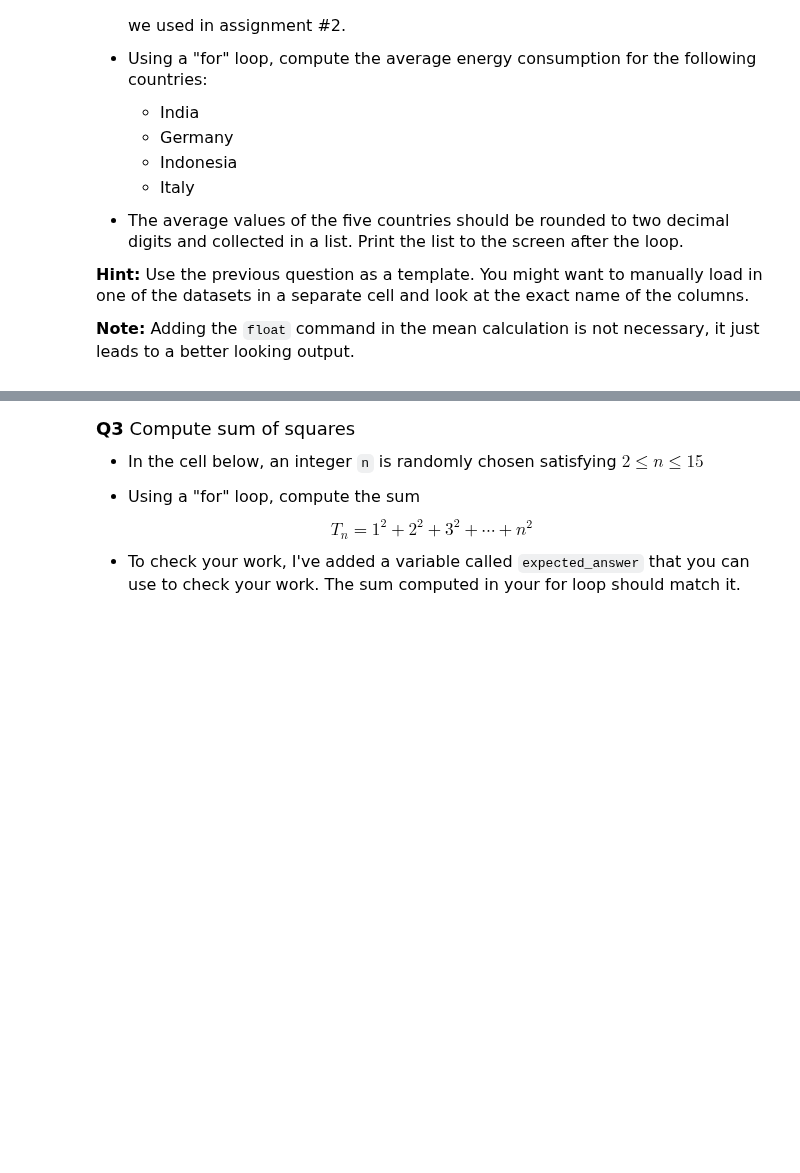
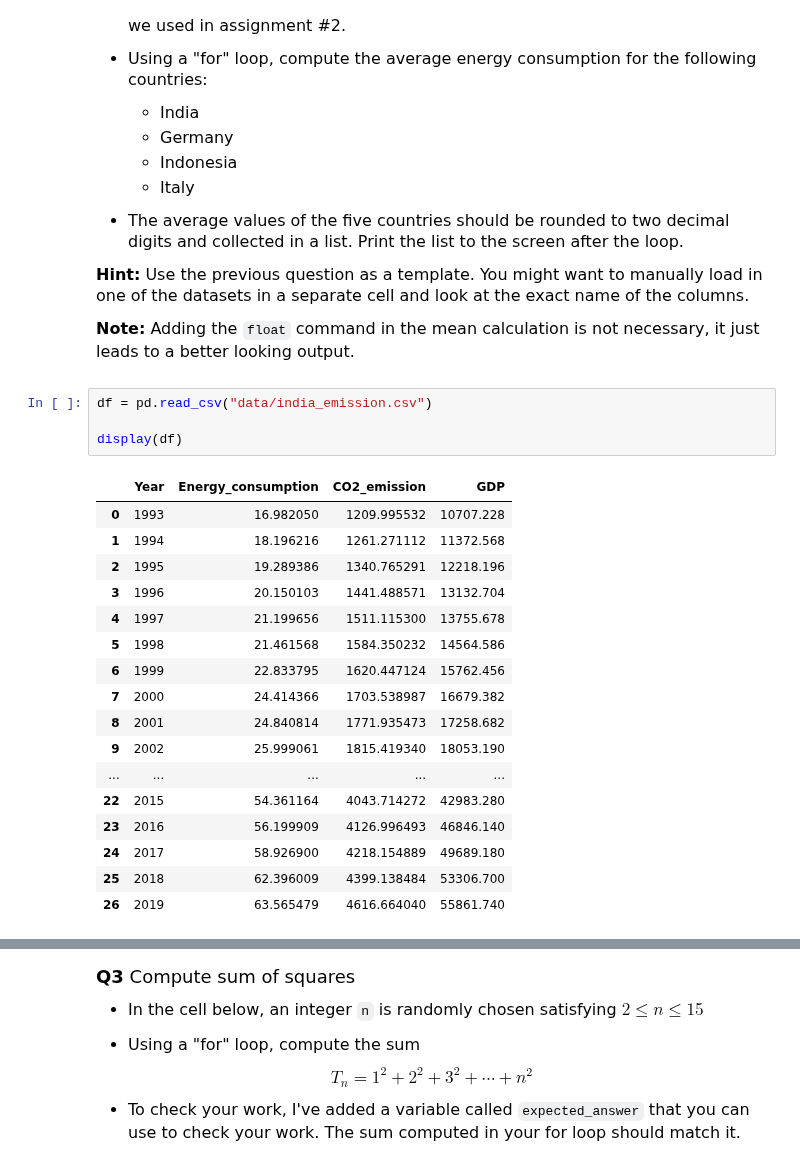
Before and after one commit to rzwaig/datasci151fall2026, a Jupyter notebook: _quizzes/practice_quiz_2/other_for_loop_exercises.ipynb, the cells around one changed output, grey strips where cells are left out. Drawn from its saved outputs; the diff is of its cells as text; blank space fills up the shorter version.

```diff
--- a/_quizzes/practice_quiz_2/other_for_loop_exercises.ipynb
+++ b/_quizzes/practice_quiz_2/other_for_loop_exercises.ipynb
@@ -92,5 +99,27 @@ print(list_emissions)
 
 
 **Note:** Adding the `float` command in the mean calculation is not necessary, it just leads to a better looking output.
+# %%
+df = pd.read_csv("data/india_emission.csv")
+
+display(df)
+# %% [output]
+|  | Year | Energy_consumption | CO2_emission | GDP |
+| 0 | 1993 | 16.982050 | 1209.995532 | 10707.228 |
+| 1 | 1994 | 18.196216 | 1261.271112 | 11372.568 |
+| 2 | 1995 | 19.289386 | 1340.765291 | 12218.196 |
+| 3 | 1996 | 20.150103 | 1441.488571 | 13132.704 |
+| 4 | 1997 | 21.199656 | 1511.115300 | 13755.678 |
+| 5 | 1998 | 21.461568 | 1584.350232 | 14564.586 |
+| 6 | 1999 | 22.833795 | 1620.447124 | 15762.456 |
+| 7 | 2000 | 24.414366 | 1703.538987 | 16679.382 |
+| 8 | 2001 | 24.840814 | 1771.935473 | 17258.682 |
+| 9 | 2002 | 25.999061 | 1815.419340 | 18053.190 |
+| ... | ... | ... | ... | ... |
+| 22 | 2015 | 54.361164 | 4043.714272 | 42983.280 |
+| 23 | 2016 | 56.199909 | 4126.996493 | 46846.140 |
+| 24 | 2017 | 58.926900 | 4218.154889 | 49689.180 |
+| 25 | 2018 | 62.396009 | 4399.138484 | 53306.700 |
+| 26 | 2019 | 63.565479 | 4616.664040 | 55861.740 |
 # %%
 # Your code here
```
Also changed, not shown: parts of 3 cells of this notebook, 7 other files.
